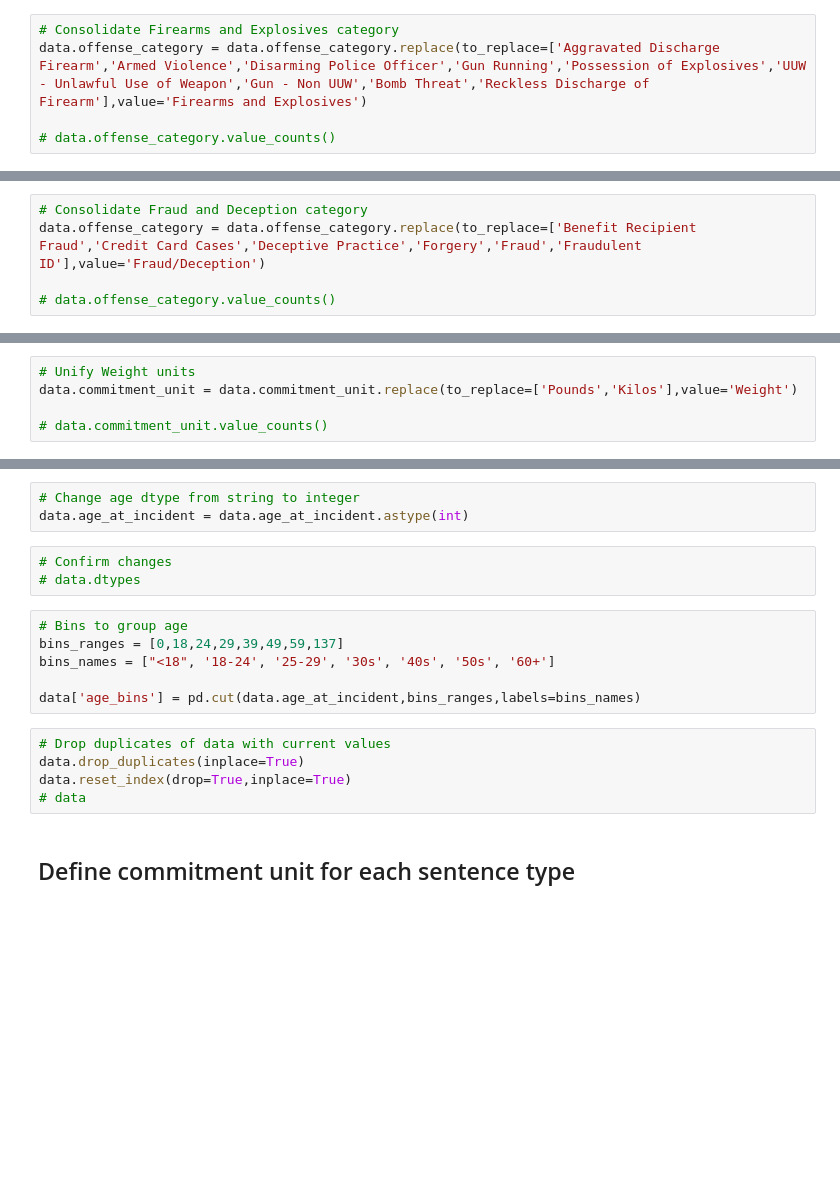
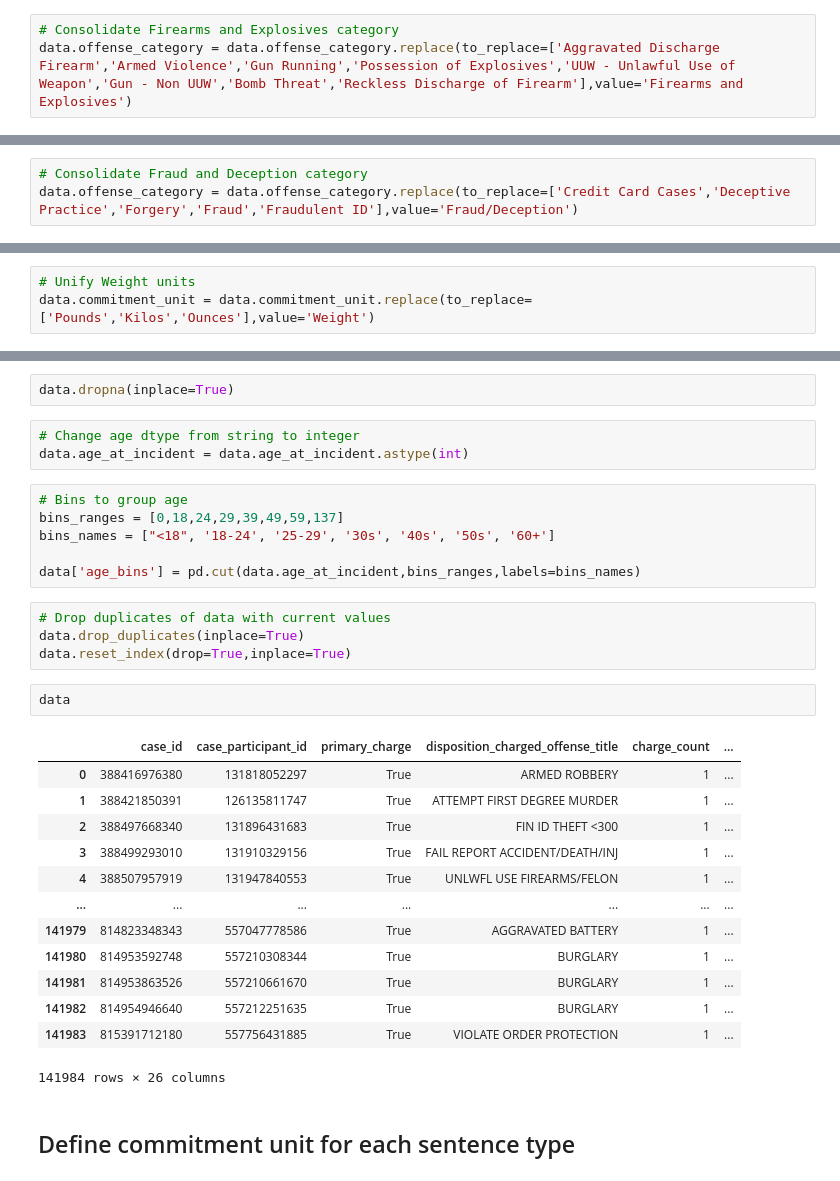
Before and after one commit to cckuqui/CCSAO-Sentencing, a Jupyter notebook: Back-end/new.ipynb, the cells around one changed output, grey strips where cells are left out. Saved outputs shown, nothing was run; the diff lists cells and outputs as text; blank space fills up the shorter version.

Commit message:
updated data

```diff
--- a/Back-end/new.ipynb
+++ b/Back-end/new.ipynb
@@ -102,8 +234,6 @@ data.offense_category = data.offense_category.replace(to_replace=['Arson and Att
 # %%
 # Consolidate Firearms and Explosives category
-data.offense_category = data.offense_category.replace(to_replace=['Aggravated Discharge Firearm','Armed Violence','Disarming Police Officer','Gun Running','Possession of Explosives','UUW - Unlawful Use of Weapon','Gun - Non UUW','Bomb Threat','Reckless Discharge of Firearm'],value='Firearms and Explosives')
-
-# data.offense_category.value_counts()
+data.offense_category = data.offense_category.replace(to_replace=['Aggravated Discharge Firearm','Armed Violence','Gun Running','Possession of Explosives','UUW - Unlawful Use of Weapon','Gun - Non UUW','Bomb Threat','Reckless Discharge of Firearm'],value='Firearms and Explosives')
 # %%
 # Consolidate Motor Vehicles Offenses category
 data.offense_category = data.offense_category.replace(to_replace=['Aggravated DUI','Attempt Vehicular Hijacking','DUI','Driving With Suspended Or Revoked License','Major Accidents','Possession of Stolen Motor Vehicle','Vehicular Hijacking','Vehicular Invasion'],value='Motor Vehicle Offenses')
@@ -132,8 +252,6 @@ data.offense_category = data.offense_category.replace(to_replace=['Home Invasion
 # %%
 # Consolidate Fraud and Deception category
-data.offense_category = data.offense_category.replace(to_replace=['Benefit Recipient Fraud','Credit Card Cases','Deceptive Practice','Forgery','Fraud','Fraudulent ID'],value='Fraud/Deception')
-
-# data.offense_category.value_counts()
+data.offense_category = data.offense_category.replace(to_replace=['Credit Card Cases','Deceptive Practice','Forgery','Fraud','Fraudulent ID'],value='Fraud/Deception')
 # %%
 # Consolidate Corruption category
 data.offense_category = data.offense_category.replace(to_replace=['Intimidation','Official Misconduct','Bribery'],value='Corruption')
@@ -199,5 +396,3 @@ data = data.loc[(data.gender == "Male") | (data.gender == "Female")]
 # %%
 # Unify Weight units
-data.commitment_unit = data.commitment_unit.replace(to_replace=['Pounds','Kilos'],value='Weight')
-
-# data.commitment_unit.value_counts()
+data.commitment_unit = data.commitment_unit.replace(to_replace=['Pounds','Kilos','Ounces'],value='Weight')
@@ -270,9 +466,8 @@ data['year'] = data.apply(lambda row:year_convert(row), axis = 1)
+# %%
+data.dropna(inplace=True)
 # %%
 # Change age dtype from string to integer
 data.age_at_incident = data.age_at_incident.astype(int)
-# %%
-# Confirm changes
-# data.dtypes
 # %%
 # Bins to group age
 bins_ranges = [0,18,24,29,39,49,59,137]
@@ -283,7 +478,22 @@ data['age_bins'] = pd.cut(data.age_at_incident,bins_ranges,labels=bins_names)
 # Drop duplicates of data with current values
 data.drop_duplicates(inplace=True)
 data.reset_index(drop=True,inplace=True)
-# data
+# %%
+data
+# %% [output]
+|  | case_id | case_participant_id | primary_charge | disposition_charged_offense_title | charge_count | ... |
+| 0 | 388416976380 | 131818052297 | True | ARMED ROBBERY | 1 | ... |
+| 1 | 388421850391 | 126135811747 | True | ATTEMPT FIRST DEGREE MURDER | 1 | ... |
+| 2 | 388497668340 | 131896431683 | True | FIN ID THEFT <300 | 1 | ... |
+| 3 | 388499293010 | 131910329156 | True | FAIL REPORT ACCIDENT/DEATH/INJ | 1 | ... |
+| 4 | 388507957919 | 131947840553 | True | UNLWFL USE FIREARMS/FELON | 1 | ... |
+| ... | ... | ... | ... | ... | ... | ... |
+| 141979 | 814823348343 | 557047778586 | True | AGGRAVATED BATTERY | 1 | ... |
+| 141980 | 814953592748 | 557210308344 | True | BURGLARY | 1 | ... |
+| 141981 | 814953863526 | 557210661670 | True | BURGLARY | 1 | ... |
+| 141982 | 814954946640 | 557212251635 | True | BURGLARY | 1 | ... |
+| 141983 | 815391712180 | 557756431885 | True | VIOLATE ORDER PROTECTION | 1 | ... |
+141984 rows × 26 columns
 # %% [markdown]
 ## Define commitment unit for each sentence type
 # %%
```
Also changed, not shown: parts of 72 cells of this notebook, 1 other file.
